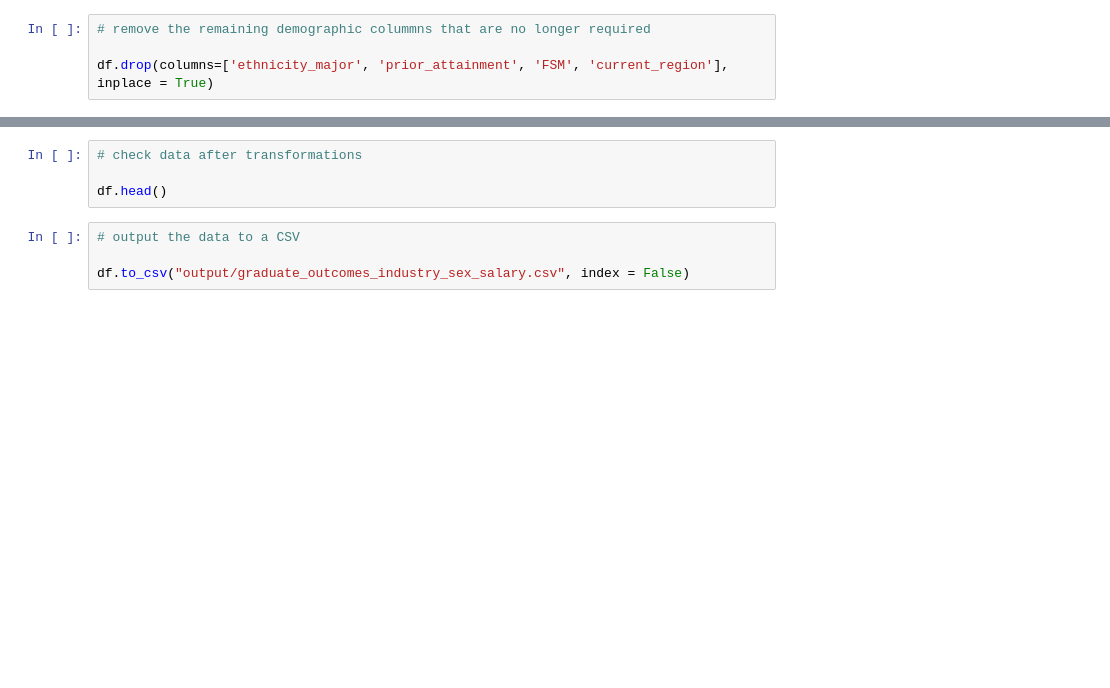
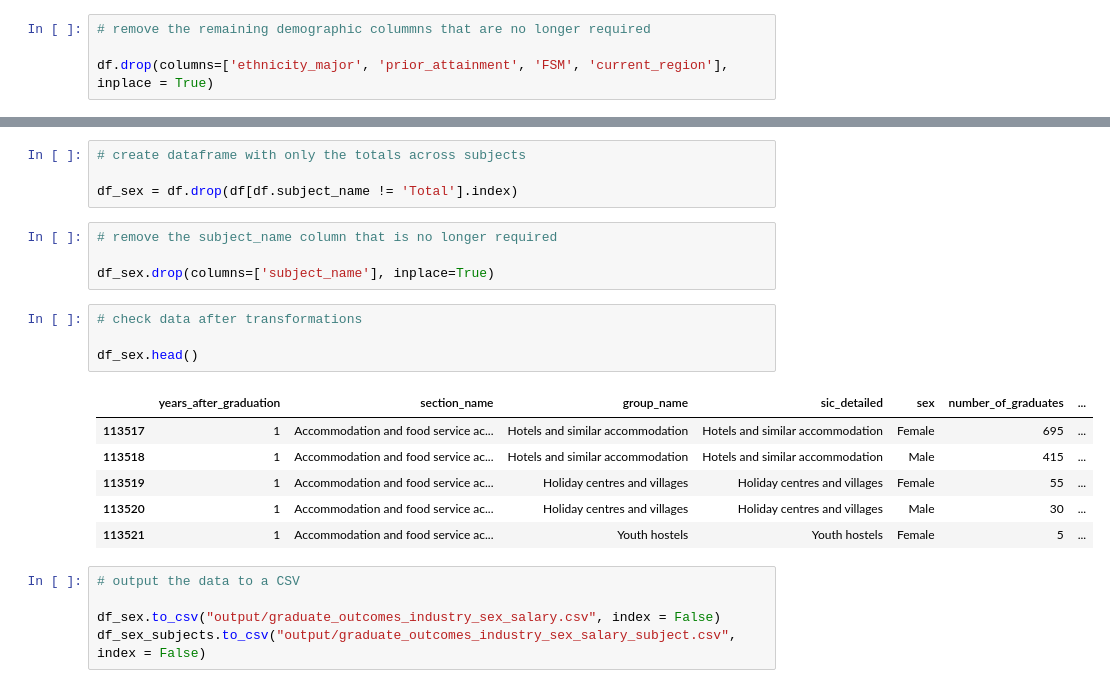
Before and after one commit to wackocontendor/leo_graduate_outcomes_analysis, a Jupyter notebook: graduate_outcomes_dataset_cleaning.ipynb, the cells around one changed output, grey strips where cells are left out. Drawn from its saved outputs; the diff is of its cells as text; blank space fills up the shorter version.

Commit message:
Updated cleaning script and outputs

```diff
--- a/graduate_outcomes_dataset_cleaning.ipynb
+++ b/graduate_outcomes_dataset_cleaning.ipynb
@@ -149,8 +374,24 @@ df.drop(df[df.subject_name == 'Total'].index, inplace=True)
+# %%
+# create dataframe with only the totals across subjects
+
+df_sex = df.drop(df[df.subject_name != 'Total'].index)
+# %%
+# remove the subject_name column that is no longer required
+
+df_sex.drop(columns=['subject_name'], inplace=True)
 # %%
 # check data after transformations
 
-df.head()
+df_sex.head()
+# %% [output]
+|  | years_after_graduation | section_name | group_name | sic_detailed | sex | number_of_graduates | ... |
+| 113517 | 1 | Accommodation and food service ac... | Hotels and similar accommodation | Hotels and similar accommodation | Female | 695 | ... |
+| 113518 | 1 | Accommodation and food service ac... | Hotels and similar accommodation | Hotels and similar accommodation | Male | 415 | ... |
+| 113519 | 1 | Accommodation and food service ac... | Holiday centres and villages | Holiday centres and villages | Female | 55 | ... |
+| 113520 | 1 | Accommodation and food service ac... | Holiday centres and villages | Holiday centres and villages | Male | 30 | ... |
+| 113521 | 1 | Accommodation and food service ac... | Youth hostels | Youth hostels | Female | 5 | ... |
 # %%
 # output the data to a CSV
 
-df.to_csv("output/graduate_outcomes_industry_sex_salary.csv", index = False)
+df_sex.to_csv("output/graduate_outcomes_industry_sex_salary.csv", index = False)
+df_sex_subjects.to_csv("output/graduate_outcomes_industry_sex_salary_subject.csv", index = False)
```
Also changed, not shown: parts of 20 cells of this notebook, 2 other files.
